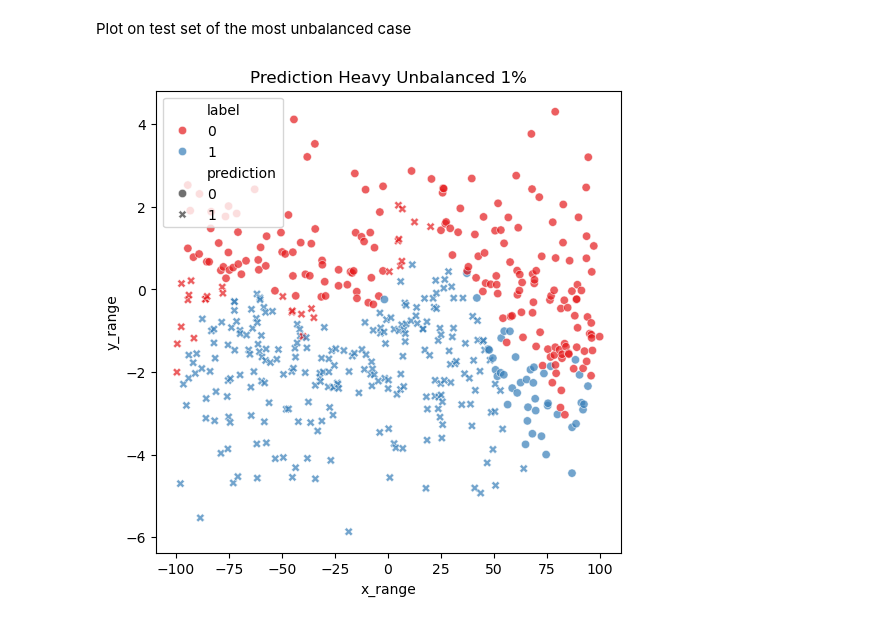
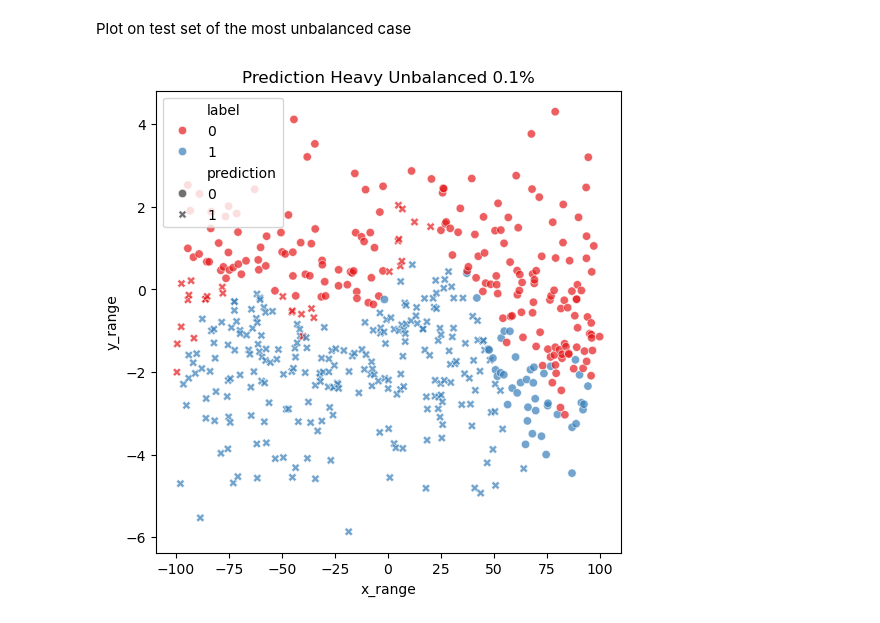
Before and after one commit to GDelCorso/ShedLight_UQ, a Jupyter notebook: Notebook_Jupyter_Introduction/Step_7_Overfitting_Batch_Regularization.ipynb, the cells around one changed output. Drawn from its saved outputs; the diff is of its cells as text; code cells hidden in the pictures.

Commit message:
Typo
Typo correction on plot title

```diff
--- a/Notebook_Jupyter_Introduction/Step_7_Overfitting_Batch_Regularization.ipynb
+++ b/Notebook_Jupyter_Introduction/Step_7_Overfitting_Batch_Regularization.ipynb
@@ -843,6 +843,6 @@ plot_predictions_scatter(model_heavy_unbalanced_d, training_heavy_unbalanced_dat
 # %% [markdown]
 Plot on test set of the most unbalanced case
 # %%
-plot_predictions_scatter(model_heavy_unbalanced_d, test_dataset, device, "Prediction Heavy Unbalanced 1%")
+plot_predictions_scatter(model_heavy_unbalanced_d, test_dataset, device, "Prediction Heavy Unbalanced 0.1%")
 # %% [output]
-[figure, old version]
+[figure, new version]
```
